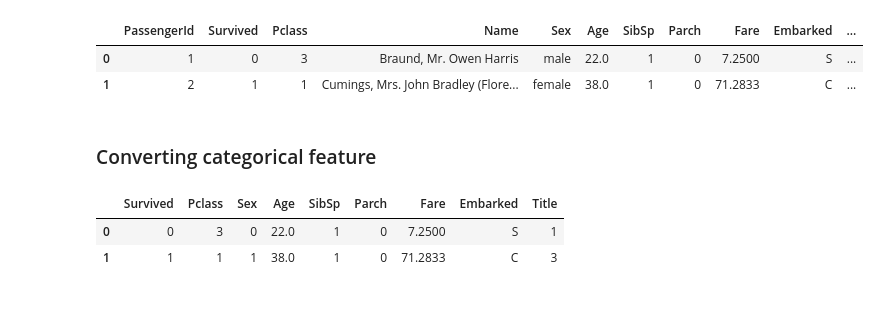
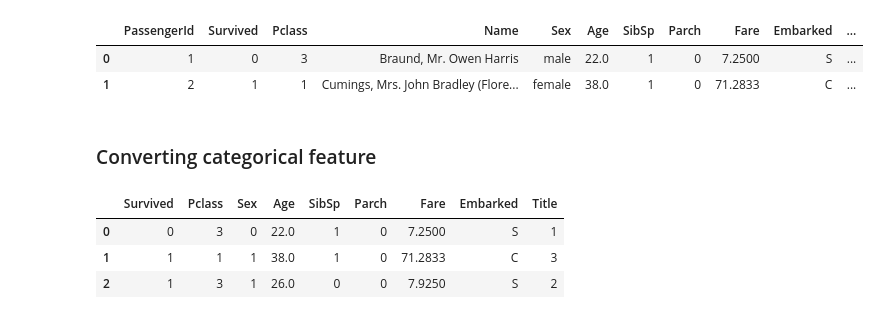
Before and after one commit to chikoungoun/Machine-Learning, a Jupyter notebook: Kaggle/Titanic/Titanic.ipynb, the cells around one changed output. Cells and saved outputs as stored; diff of their text form; code cells hidden in the pictures.

```diff
--- a/Kaggle/Titanic/Titanic.ipynb
+++ b/Kaggle/Titanic/Titanic.ipynb
@@ -290,8 +288,9 @@ combine = [train,test]
 for dataset in combine:
     dataset['Sex'] = dataset['Sex'].map( {'female': 1, 'male': 0} ).astype(int)
 # %%
-train.head(2)
+train.head(3)
 # %% [output]
 |  | Survived | Pclass | Sex | Age | SibSp | Parch | Fare | Embarked | Title |
 | 0 | 0 | 3 | 0 | 22.0 | 1 | 0 | 7.2500 | S | 1 |
 | 1 | 1 | 1 | 1 | 38.0 | 1 | 0 | 71.2833 | C | 3 |
+| 2 | 1 | 3 | 1 | 26.0 | 0 | 0 | 7.9250 | S | 2 |
```
Also changed, not shown: parts of 27 cells of this notebook.
